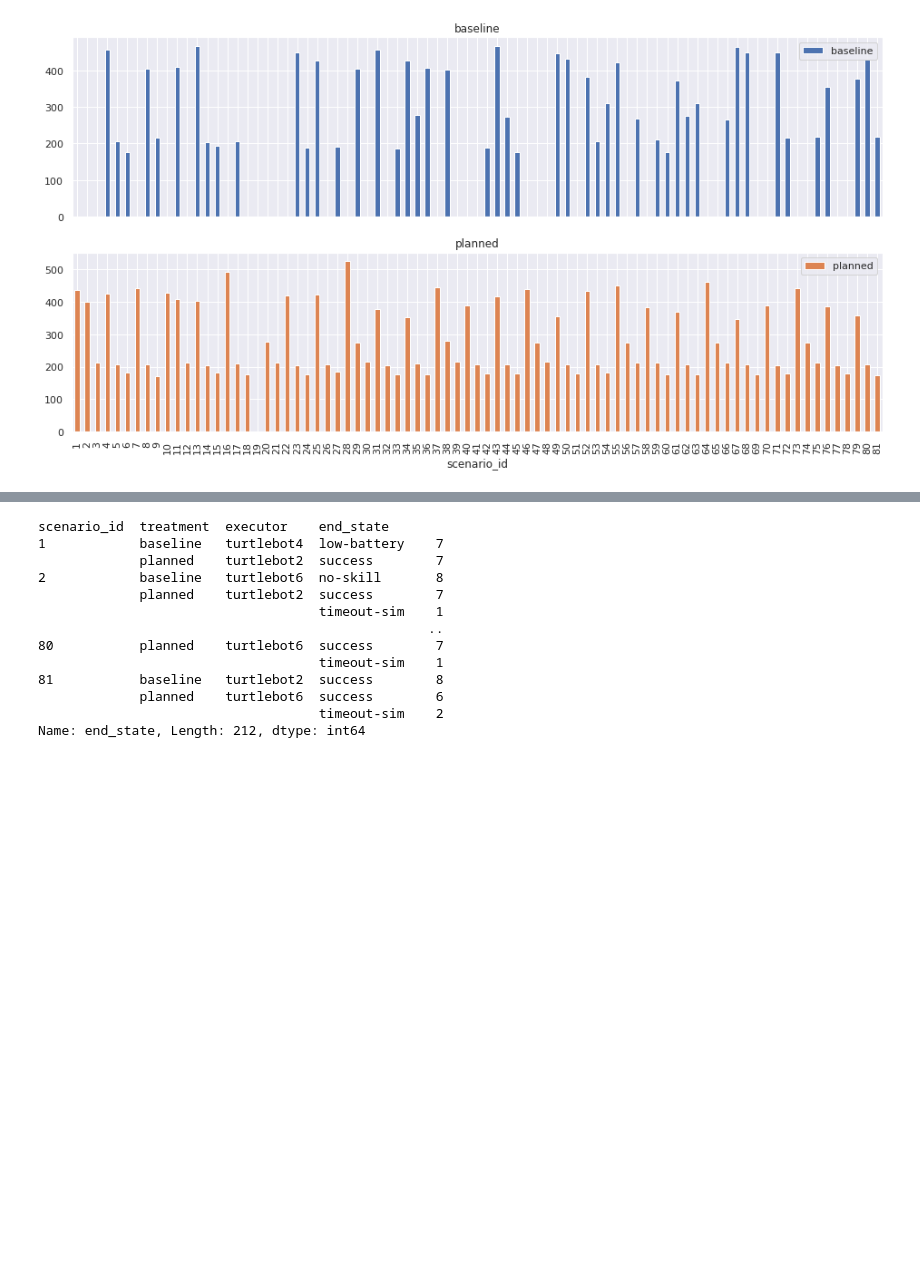
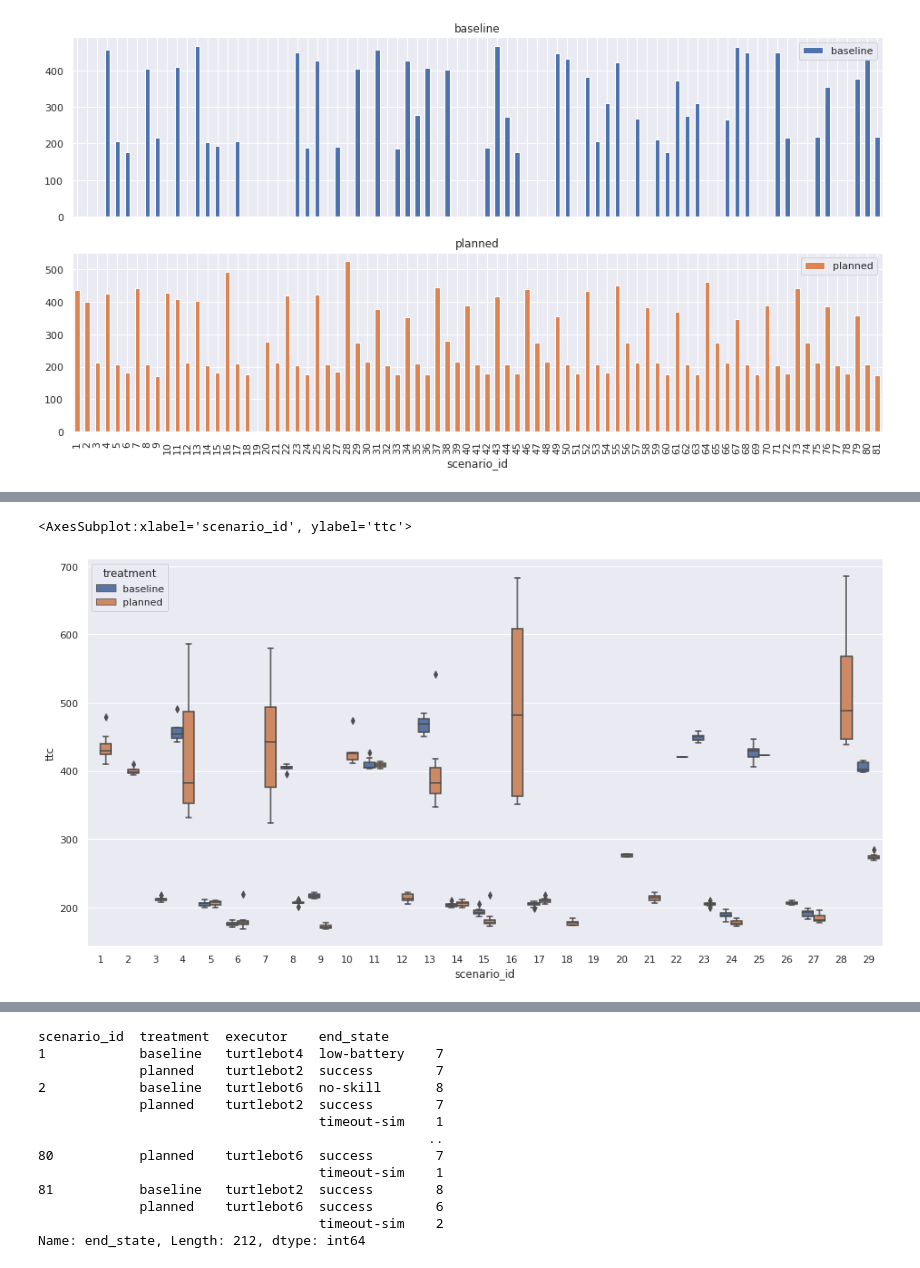
Before and after one commit to VicenteMoraes/hmrs_analysis, a Jupyter notebook: notebooks/Analysis.ipynb, the cells around one changed output, grey strips where cells are left out. Drawn from its saved outputs; the diff is of its cells as text; code cells hidden in the pictures; blank space fills up the shorter version.

```diff
--- a/notebooks/Analysis.ipynb
+++ b/notebooks/Analysis.ipynb
@@ -271,0 +273,5 @@ trial_run_df.groupby(["scenario_id", "treatment"])["ttc"].mean().unstack().plot.
+# %%
+sns.boxplot(x="scenario_id", y="ttc", hue="treatment", data=trial_run_df[trial_run_df.scenario_id < 30])
+# %% [output]
+<AxesSubplot:xlabel='scenario_id', ylabel='ttc'>
+[figure, added]
```
Also changed, not shown: parts of 15 cells of this notebook.
